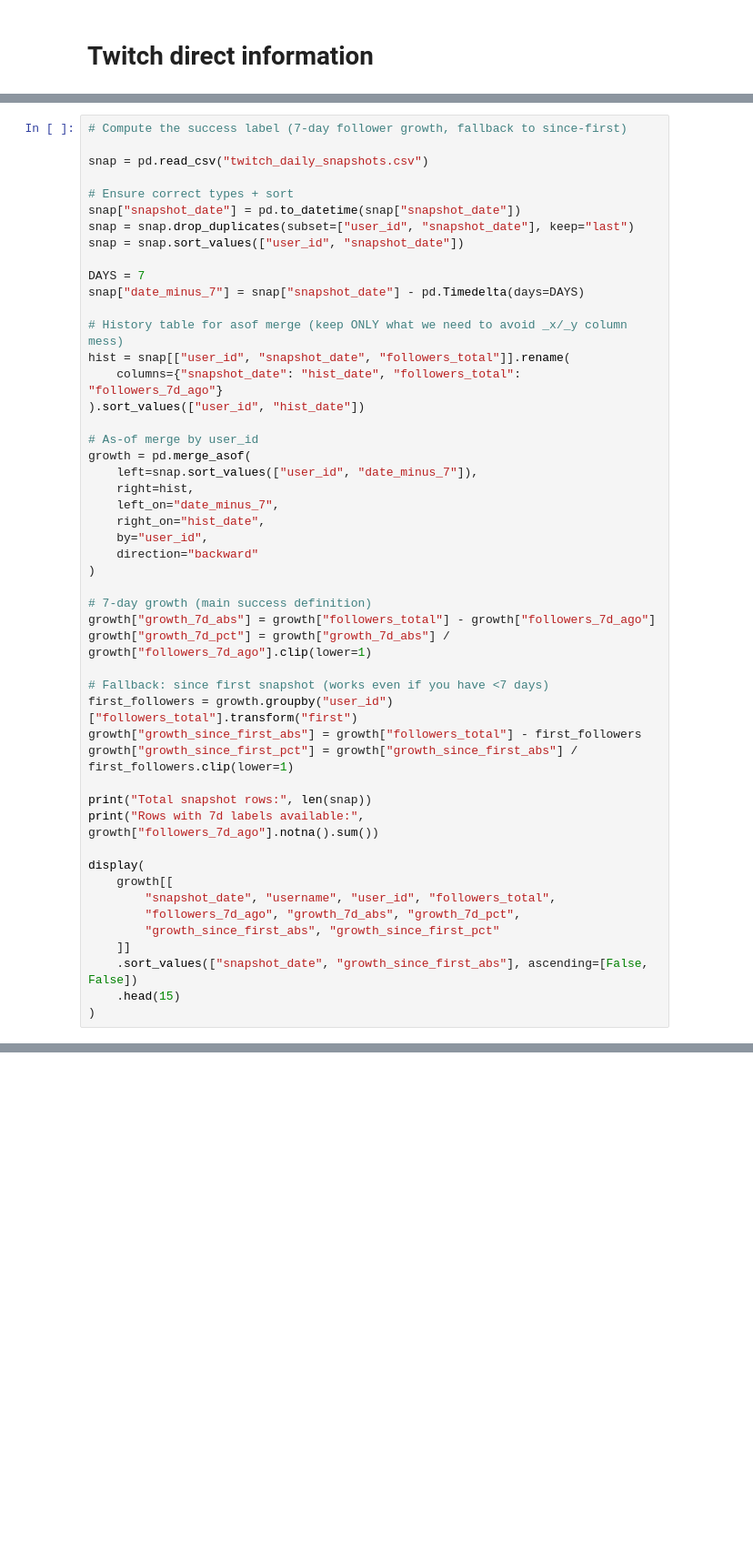
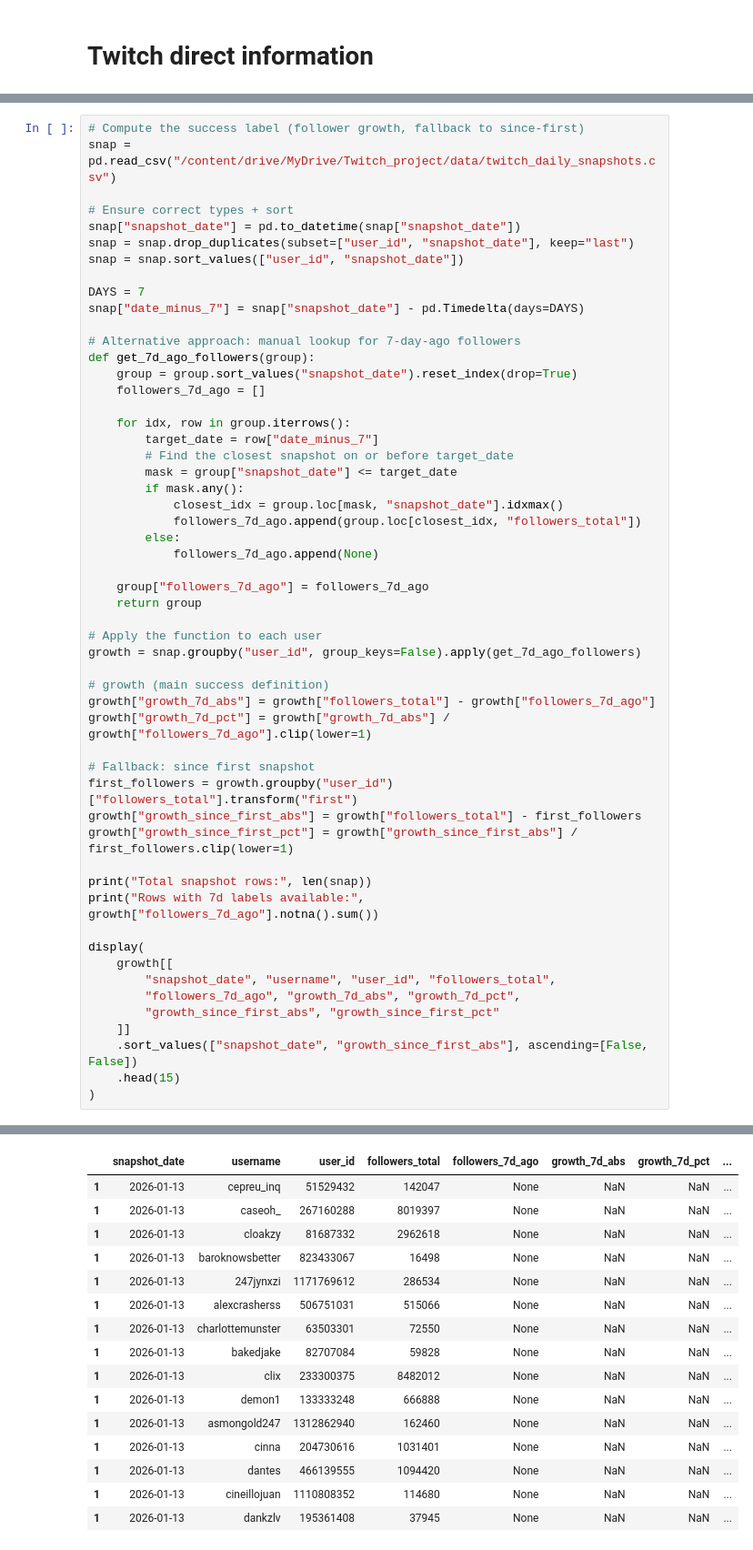
Before and after one commit to annhmartin/Decision-Support-Structure, a Jupyter notebook: Twitch.ipynb, the cells around one changed output, grey strips where cells are left out. Shown at 91% size. Saved outputs shown, nothing was run; the diff lists cells and outputs as text; blank space fills up the shorter version.

```diff
--- a/Twitch.ipynb
+++ b/Twitch.ipynb
@@ -625,7 +833,6 @@ print("Exists:", os.path.exists(output_file), "| Size:", os.path.getsize(output_
 # %%
-# Compute the success label (7-day follower growth, fallback to since-first)
-
-snap = pd.read_csv("twitch_daily_snapshots.csv")
+# Compute the success label (follower growth, fallback to since-first)
+snap = pd.read_csv("/content/drive/MyDrive/Twitch_project/data/twitch_daily_snapshots.csv")
 
 # Ensure correct types + sort
 snap["snapshot_date"] = pd.to_datetime(snap["snapshot_date"])
@@ -635,26 +842,32 @@ snap = snap.sort_values(["user_id", "snapshot_date"])
 DAYS = 7
 snap["date_minus_7"] = snap["snapshot_date"] - pd.Timedelta(days=DAYS)
 
-# History table for asof merge (keep ONLY what we need to avoid _x/_y column mess)
-hist = snap[["user_id", "snapshot_date", "followers_total"]].rename(
-    columns={"snapshot_date": "hist_date", "followers_total": "followers_7d_ago"}
-).sort_values(["user_id", "hist_date"])
+# Alternative approach: manual lookup for 7-day-ago followers
+def get_7d_ago_followers(group):
+    group = group.sort_values("snapshot_date").reset_index(drop=True)
+    followers_7d_ago = []
 
-# As-of merge by user_id
-growth = pd.merge_asof(
-    left=snap.sort_values(["user_id", "date_minus_7"]),
-    right=hist,
-    left_on="date_minus_7",
-    right_on="hist_date",
-    by="user_id",
-    direction="backward"
-)
+    for idx, row in group.iterrows():
+        target_date = row["date_minus_7"]
+        # Find the closest snapshot on or before target_date
+        mask = group["snapshot_date"] <= target_date
+        if mask.any():
+            closest_idx = group.loc[mask, "snapshot_date"].idxmax()
+            followers_7d_ago.append(group.loc[closest_idx, "followers_total"])
+        else:
+            followers_7d_ago.append(None)
 
-# 7-day growth (main success definition)
+    group["followers_7d_ago"] = followers_7d_ago
+    return group
+
+# Apply the function to each user
+growth = snap.groupby("user_id", group_keys=False).apply(get_7d_ago_followers)
+
+# growth (main success definition)
 growth["growth_7d_abs"] = growth["followers_total"] - growth["followers_7d_ago"]
 growth["growth_7d_pct"] = growth["growth_7d_abs"] / growth["followers_7d_ago"].clip(lower=1)
 
-# Fallback: since first snapshot (works even if you have <7 days)
+# Fallback: since first snapshot
 first_followers = growth.groupby("user_id")["followers_total"].transform("first")
 growth["growth_since_first_abs"] = growth["followers_total"] - first_followers
 growth["growth_since_first_pct"] = growth["growth_since_first_abs"] / first_followers.clip(lower=1)
@@ -671,3 +884,4 @@ display(
     .sort_values(["snapshot_date", "growth_since_first_abs"], ascending=[False, False])
     .head(15)
 )
+# %% [output]
@@ -673,0 +890,16 @@ display(
+|  | snapshot_date | username | user_id | followers_total | followers_7d_ago | growth_7d_abs | growth_7d_pct | ... |
+| 1 | 2026-01-13 | cepreu_inq | 51529432 | 142047 | None | NaN | NaN | ... |
+| 1 | 2026-01-13 | caseoh_ | 267160288 | 8019397 | None | NaN | NaN | ... |
+| 1 | 2026-01-13 | cloakzy | 81687332 | 2962618 | None | NaN | NaN | ... |
+| 1 | 2026-01-13 | baroknowsbetter | 823433067 | 16498 | None | NaN | NaN | ... |
+| 1 | 2026-01-13 | 247jynxzi | 1171769612 | 286534 | None | NaN | NaN | ... |
+| 1 | 2026-01-13 | alexcrasherss | 506751031 | 515066 | None | NaN | NaN | ... |
+| 1 | 2026-01-13 | charlottemunster | 63503301 | 72550 | None | NaN | NaN | ... |
+| 1 | 2026-01-13 | bakedjake | 82707084 | 59828 | None | NaN | NaN | ... |
+| 1 | 2026-01-13 | clix | 233300375 | 8482012 | None | NaN | NaN | ... |
+| 1 | 2026-01-13 | demon1 | 133333248 | 666888 | None | NaN | NaN | ... |
+| 1 | 2026-01-13 | asmongold247 | 1312862940 | 162460 | None | NaN | NaN | ... |
+| 1 | 2026-01-13 | cinna | 204730616 | 1031401 | None | NaN | NaN | ... |
+| 1 | 2026-01-13 | dantes | 466139555 | 1094420 | None | NaN | NaN | ... |
+| 1 | 2026-01-13 | cineillojuan | 1110808352 | 114680 | None | NaN | NaN | ... |
+| 1 | 2026-01-13 | dankzlv | 195361408 | 37945 | None | NaN | NaN | ... |
```
Also changed, not shown: parts of 17 cells of this notebook.
